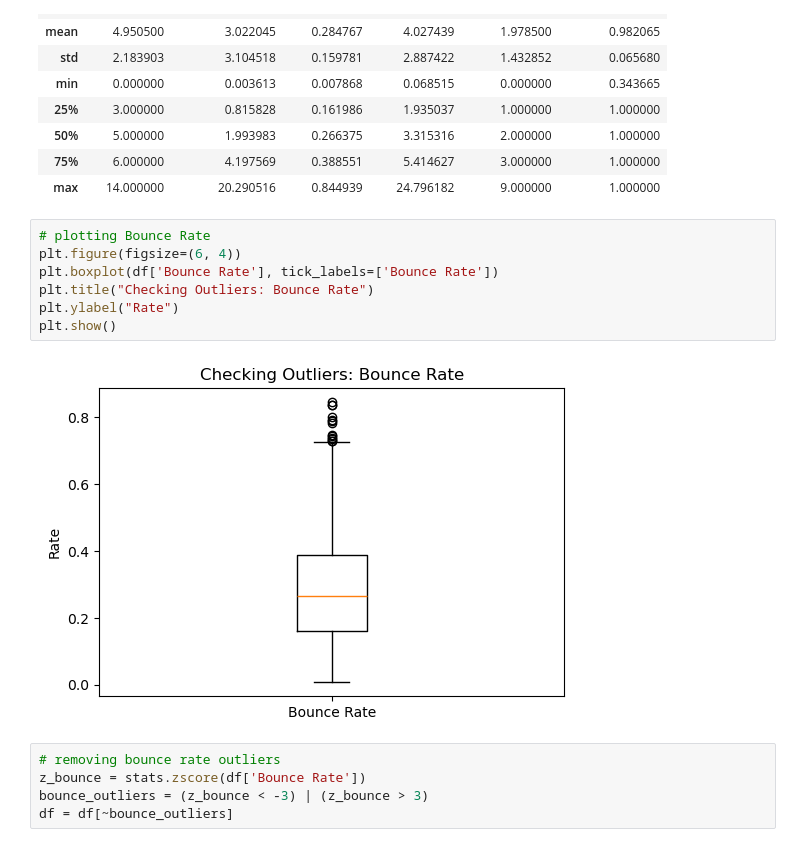
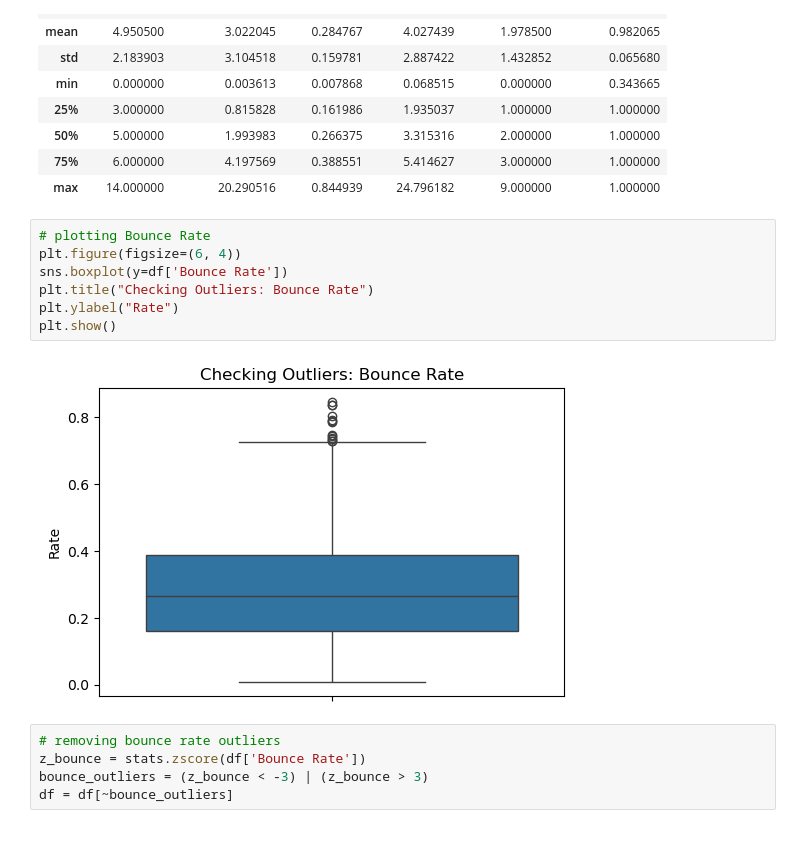
Before and after one commit to 12valor/Statistics, a Jupyter notebook: Endterm Exam/Exam.ipynb, the cells around one changed output. Saved outputs shown, nothing was run; the diff lists cells and outputs as text.

```diff
--- a/Endterm Exam/Exam.ipynb
+++ b/Endterm Exam/Exam.ipynb
@@ -58,12 +59,12 @@ df.describe()
 # %%
 # plotting Bounce Rate
 plt.figure(figsize=(6, 4))
-plt.boxplot(df['Bounce Rate'], tick_labels=['Bounce Rate'])
+sns.boxplot(y=df['Bounce Rate'])
 plt.title("Checking Outliers: Bounce Rate")
 plt.ylabel("Rate")
 plt.show()
 # %% [output]
-[figure, old version]
+[figure, new version]
 # %%
 # removing bounce rate outliers
 z_bounce = stats.zscore(df['Bounce Rate'])
```
Also changed, not shown: parts of 8 cells of this notebook, 1 other file.
